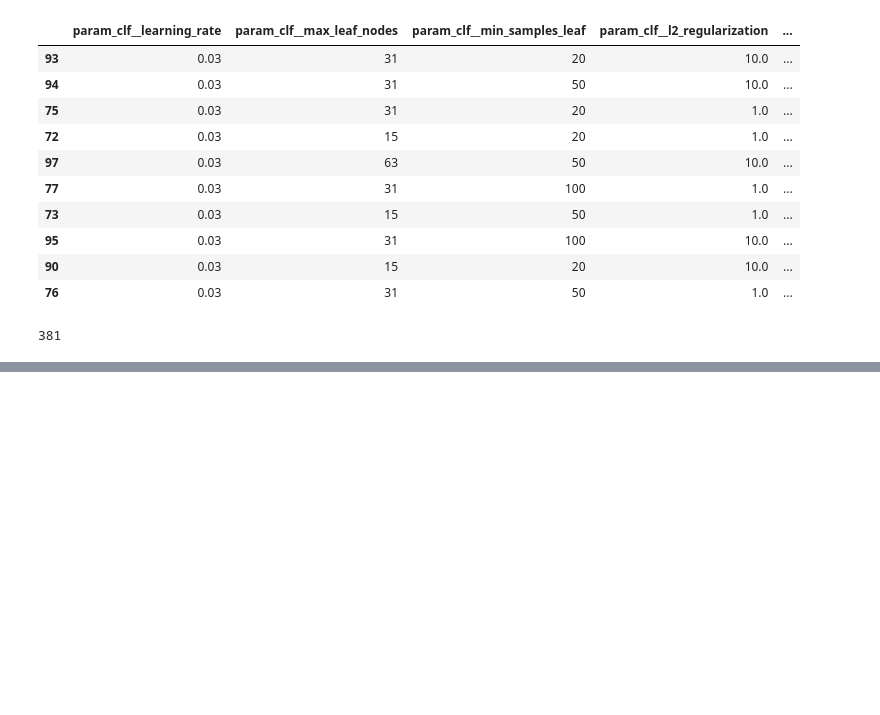
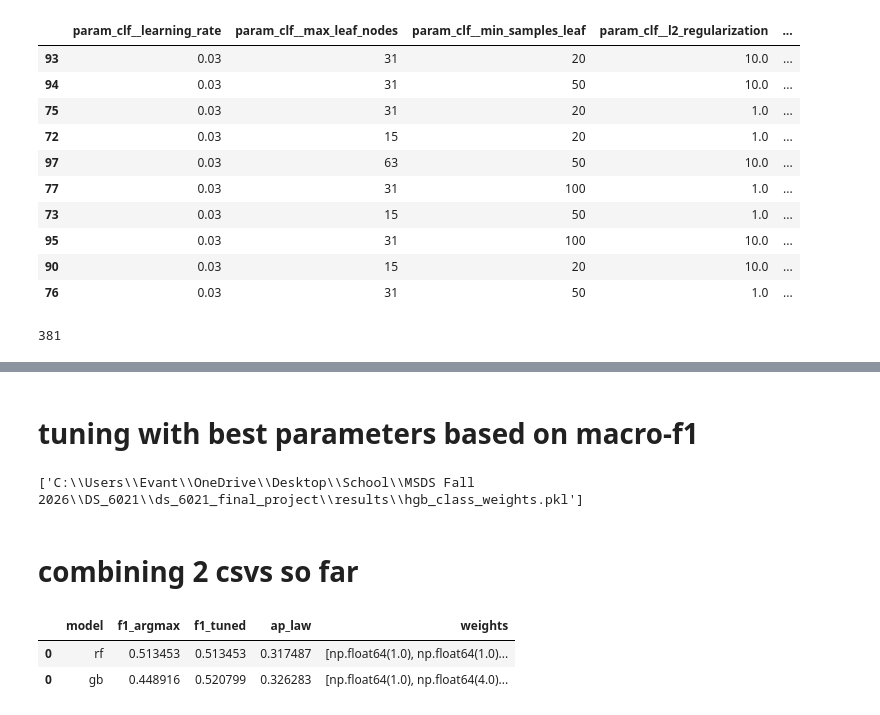
Before and after one commit to evanblizzard/ds_6021_final_project, a Jupyter notebook: Notebooks/04c_gradient_boost.ipynb, the cells around one changed output, grey strips where cells are left out. Drawn from its saved outputs; the diff is of its cells as text; code cells hidden in the pictures; blank space fills up the shorter version.

Commit message:
created weight tuning function and used it on both gradient boost and random forest. combined results into one comparison csv. created readme explaining repo layout

```diff
--- a/Notebooks/04c_gradient_boost.ipynb
+++ b/Notebooks/04c_gradient_boost.ipynb
@@ -140,0 +132,13 @@ print(f"best weights (died, passed, law): {best_w} -> out of fold macro-F1 {best
+# %% [markdown]
+# tuning with best parameters based on macro-f1
+# %%
+hgb = HistGradientBoostingClassifier(categorical_features=list(range(len(CAT))),
+                                     max_iter=1000, early_stopping=True,
+                                     random_state=SEED, **hgb_params)
+hgb_pipe = Pipeline([("prep", clone(prep_hgb)), ("clf", hgb)])
+proba_hgb = cross_val_predict(hgb_pipe, X_train, y_train, groups=groups_train,
+                              cv=cv, method="predict_proba", n_jobs=-1)
+w_hgb, f1_hgb_tuned, f1_hgb_raw, = tune_weights(proba_hgb, y_train)
+joblib.dump(w_hgb, ROOT / "results" / "hgb_class_weights.pkl")
+# %% [output]
+['C:\\Users\\Evant\\OneDrive\\Desktop\\School\\MSDS Fall 2026\\DS_6021\\ds_6021_final_project\\results\\hgb_class_weights.pkl']
@@ -140,0 +150,11 @@ print(f"best weights (died, passed, law): {best_w} -> out of fold macro-F1 {best
+# %% [markdown]
+# combining 2 csvs so far
+# %%
+comp = pd.concat([pd.read_csv(ROOT / "results" / f) for f in ["rf_summary.csv", "hgb_summary.csv"]])
+comp.to_csv(ROOT / "results" / "model_comparison.csv", index=False)
+# %%
+comp
+# %% [output]
+|  | model | f1_argmax | f1_tuned | ap_law | weights |
+| 0 | rf | 0.513453 | 0.513453 | 0.317487 | [np.float64(1.0), np.float64(1.0)... |
+| 0 | gb | 0.448916 | 0.520799 | 0.326283 | [np.float64(1.0), np.float64(4.0)... |
```
Also changed, not shown: parts of 9 cells of this notebook, 8 other files.
